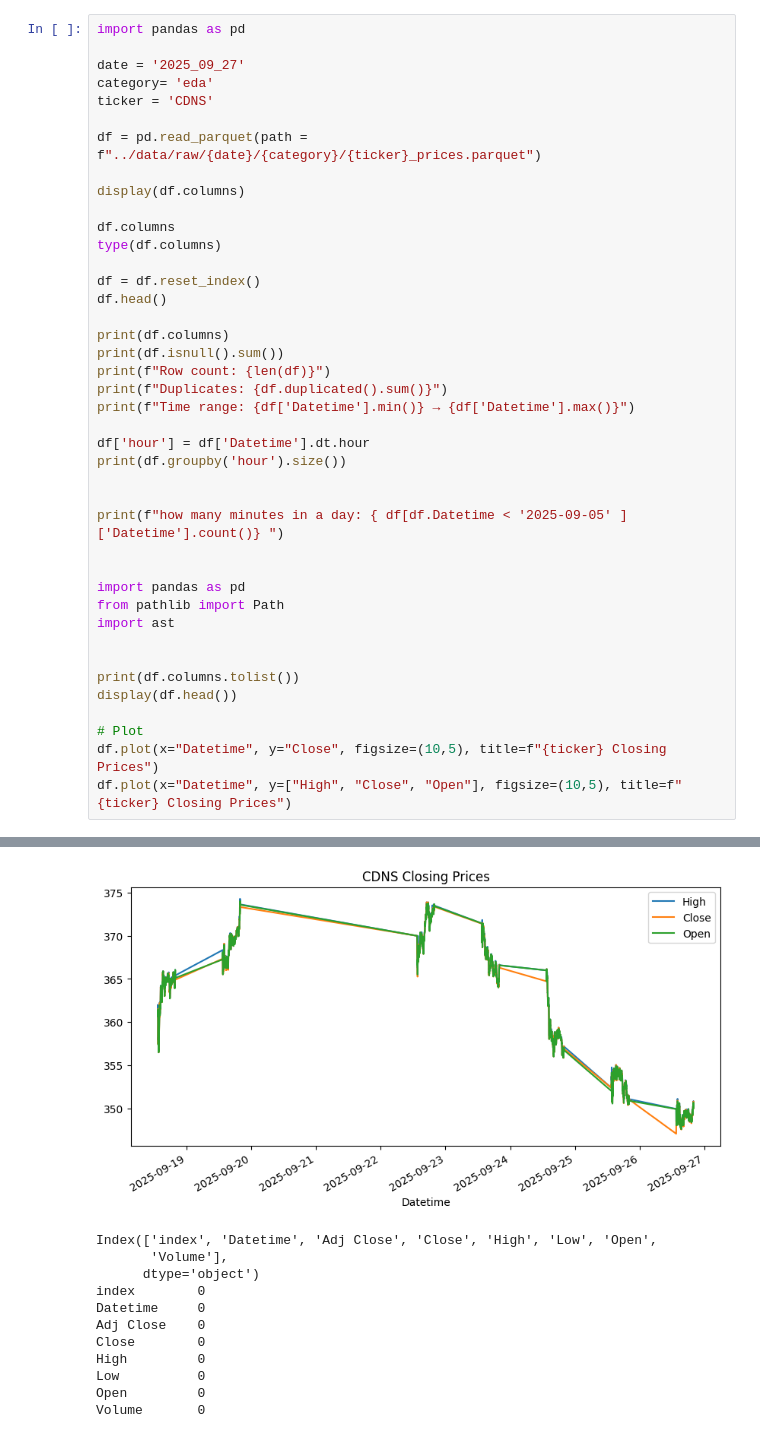
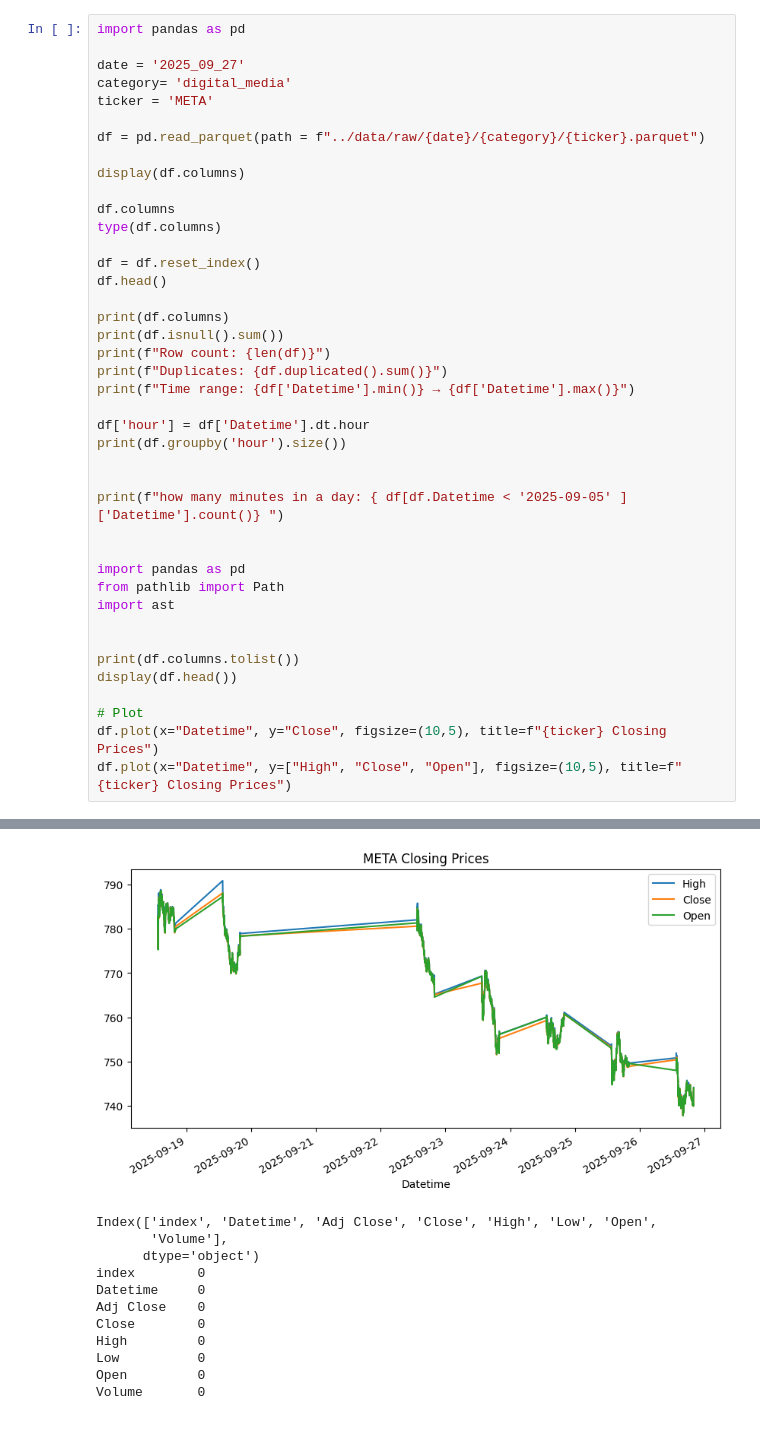
Before and after one commit to RRFteixeira/yahooFinance, a Jupyter notebook: notebooks/Ticker_display.ipynb, the cells around one changed output, grey strips where cells are left out. Cells and saved outputs as stored; diff of their text form.

```diff
--- a/notebooks/Ticker_display.ipynb
+++ b/notebooks/Ticker_display.ipynb
@@ -2,10 +2,10 @@
 import pandas as pd
 
 date = '2025_09_27'
-category= 'eda'
-ticker = 'CDNS'
+category= 'digital_media'
+ticker = 'META'
 
-df = pd.read_parquet(path = f"../data/raw/{date}/{category}/{ticker}_prices.parquet")
+df = pd.read_parquet(path = f"../data/raw/{date}/{category}/{ticker}.parquet")
 
 display(df.columns)
 
@@ -69,4 +69,4 @@ how many minutes in a day: 0
-[figure, old version]
+[figure, new version]
 # %%
 # %% [output]
 Index(['index', 'Datetime', 'Adj Close', 'Close', 'High', 'Low', 'Open',
```
Also changed, not shown: parts of 1 cell of this notebook.
